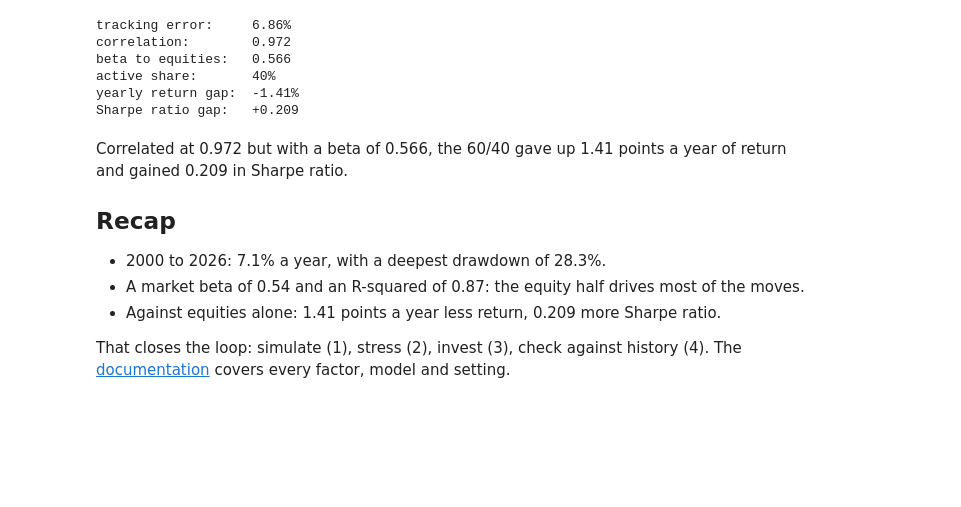
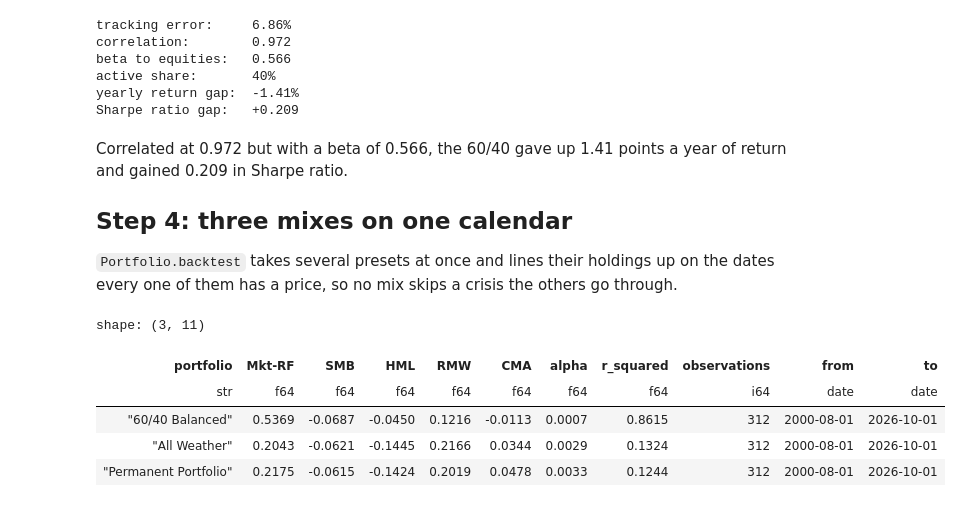
Before and after one commit to JerBouma/jerbouma.github.io, a Jupyter notebook: assets/notebooks/financescenarios/portfolio-analysis.ipynb, the cells around one changed output. Saved outputs shown, nothing was run; the diff lists cells and outputs as text; code cells hidden in the pictures; blank space fills up the shorter version.

```diff
--- a/assets/notebooks/financescenarios/portfolio-analysis.ipynb
+++ b/assets/notebooks/financescenarios/portfolio-analysis.ipynb
@@ -96,11 +96,18 @@ Sharpe ratio gap:   +0.209
 # %% [markdown]
 Correlated at 0.972 but with a beta of 0.566, the 60/40 gave up 1.41 points a year of return and gained 0.209 in Sharpe ratio.
 
-## Recap
+## Step 4: three mixes on one calendar
 
-- 2000 to 2026: 7.1% a year, with a deepest drawdown of 28.3%.
-- A market beta of 0.54 and an R-squared of 0.87: the equity half drives most of the moves.
-- Against equities alone: 1.41 points a year less return, 0.209 more Sharpe ratio.
-
-That closes the loop: simulate (1), stress (2), invest (3), check against history (4). The
-[documentation](https://www.jeroenbouma.com/projects/financescenarios/docs) covers every factor, model and setting.
+`Portfolio.backtest` takes several presets at once and lines their holdings up on the dates every one of them has a
+price, so no mix skips a crisis the others go through.
+# %%
+mixes = Portfolio.backtest(scenarios, ["balanced_60_40", "all_weather", "permanent_portfolio"])
+
+mixes.factor_exposure()
+# %% [output]
+shape: (3, 11)
+| portfolio | Mkt-RF | SMB | HML | RMW | CMA | alpha | r_squared | observations | from | to |
+| str | f64 | f64 | f64 | f64 | f64 | f64 | f64 | i64 | date | date |
+| "60/40 Balanced" | 0.5369 | -0.0687 | -0.0450 | 0.1216 | -0.0113 | 0.0007 | 0.8615 | 312 | 2000-08-01 | 2026-10-01 |
+| "All Weather" | 0.2043 | -0.0621 | -0.1445 | 0.2166 | 0.0344 | 0.0029 | 0.1324 | 312 | 2000-08-01 | 2026-10-01 |
+| "Permanent Portfolio" | 0.2175 | -0.0615 | -0.1424 | 0.2019 | 0.0478 | 0.0033 | 0.1244 | 312 | 2000-08-01 | 2026-10-01 |
```
Also changed, not shown: parts of 5 cells of this notebook, 50 other files.
